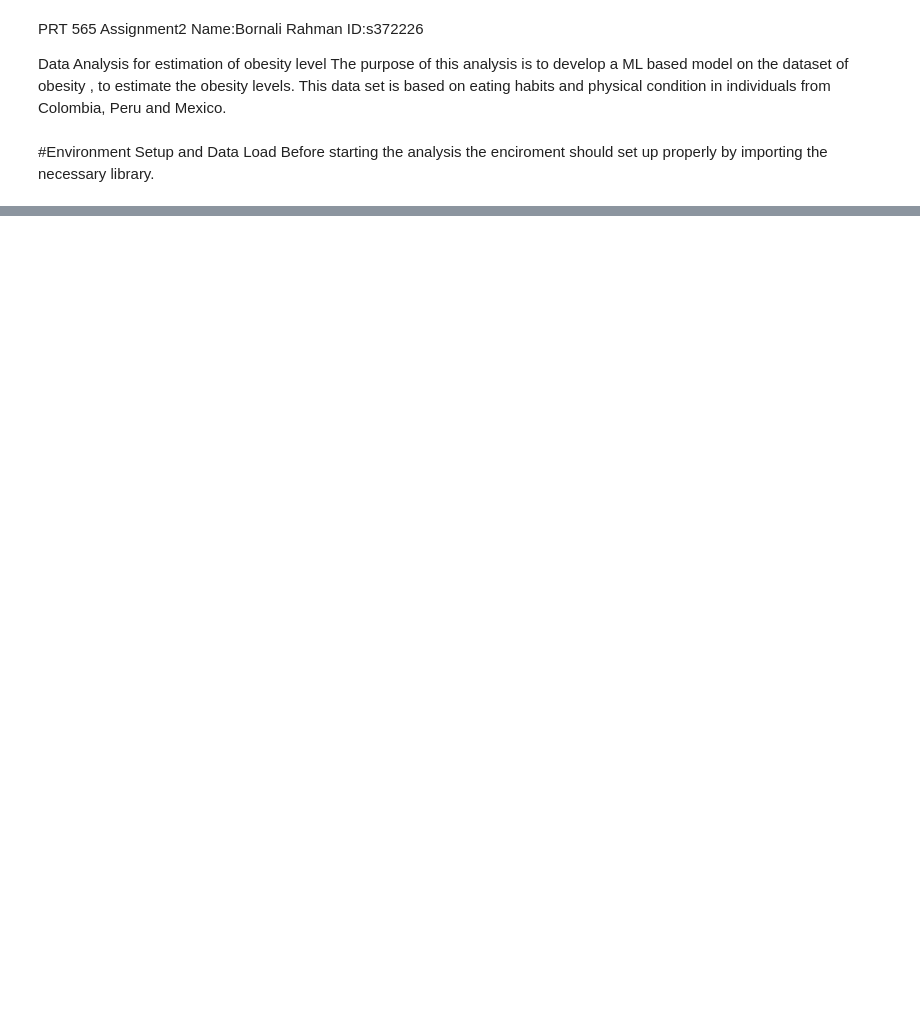
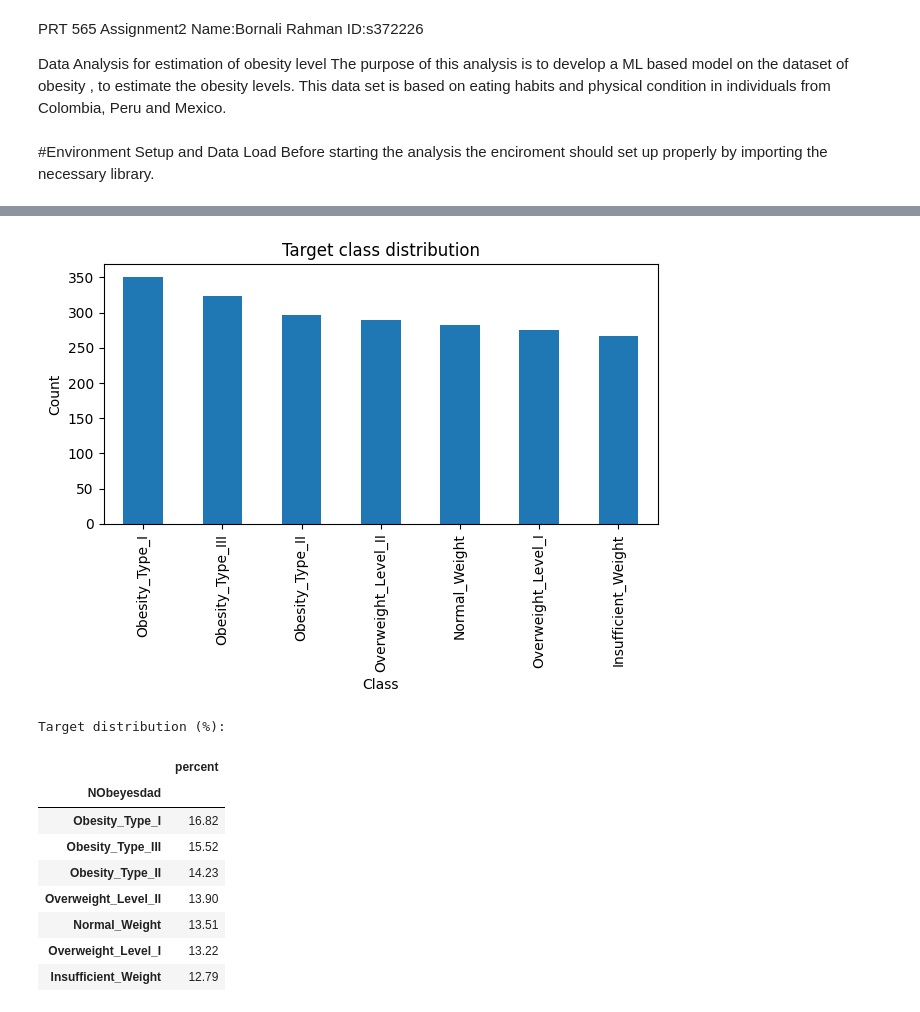
Before and after one commit to Bornali13/ML_Assignment_2_Obesity-data, a Jupyter notebook: analysis.ipynb, the cells around one changed output, grey strips where cells are left out. Saved outputs shown, nothing was run; the diff lists cells and outputs as text; code cells hidden in the pictures; blank space fills up the shorter version.

```diff
--- a/analysis.ipynb
+++ b/analysis.ipynb
@@ -24,0 +139,6 @@ NameError: name 'pd' is not defined
+# %%
+# Simple cleaning: drop exact duplicates
+dfc = df.drop_duplicates()
+
+print("Data Shape Before:\n", df.shape)
+print("Data Shape After:\n", dfc.shape)
@@ -24,0 +174,9 @@ NameError: name 'pd' is not defined
+# %%
+# ---------- Basic stats ----------
+print("\nNumeric summary:")
+display(dfc[num_cols].describe().T)
+
+print("\nTop counts for categorical variables:")
+for c in cat_cols:
+    vc = dfc[c].value_counts(dropna=False)
+    display(pd.DataFrame({"count": vc, "percent": (vc/len(dfc)*100).round(2)}).head(20))
@@ -24,0 +350,23 @@ NameError: name 'pd' is not defined
+# %%
+# ---------- Target distribution ----------
+target = "NObeyesdad" if "NObeyesdad" in dfc.columns else None
+if target:
+    vc = dfc[target].value_counts()
+    ax = vc.plot(kind="bar", title="Target class distribution")
+    ax.set_xlabel("Class"); ax.set_ylabel("Count"); plt.tight_layout();
+    if SAVE_PNG: plt.savefig("plot_target_distribution.png", dpi=150)
+    plt.show()
+    print("\nTarget distribution (%):")
+    display((vc/len(dfc)*100).round(2).to_frame("percent"))
+# %% [output]
+[figure, added]
+Target distribution (%):
+|  | percent |
+| NObeyesdad |  |
+| Obesity_Type_I | 16.82 |
+| Obesity_Type_III | 15.52 |
+| Obesity_Type_II | 14.23 |
+| Overweight_Level_II | 13.90 |
+| Normal_Weight | 13.51 |
+| Overweight_Level_I | 13.22 |
+| Insufficient_Weight | 12.79 |
```
Also changed, not shown: parts of 34 cells of this notebook.
